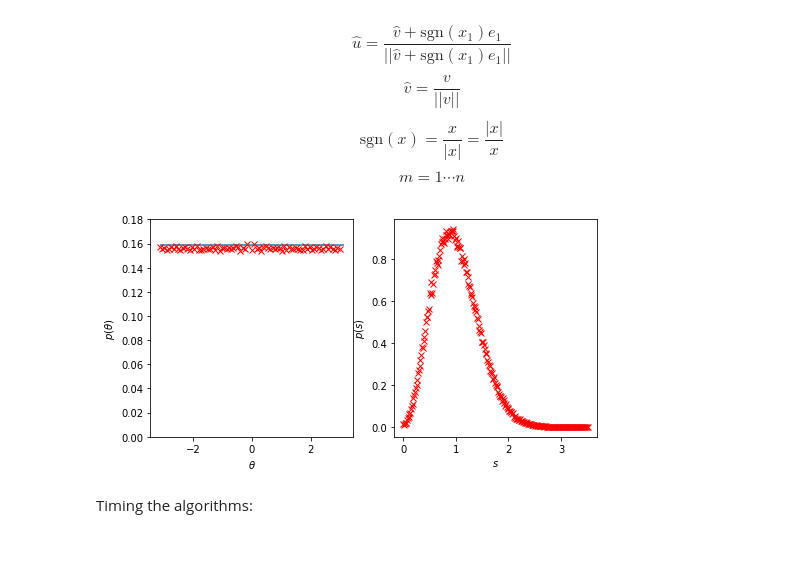
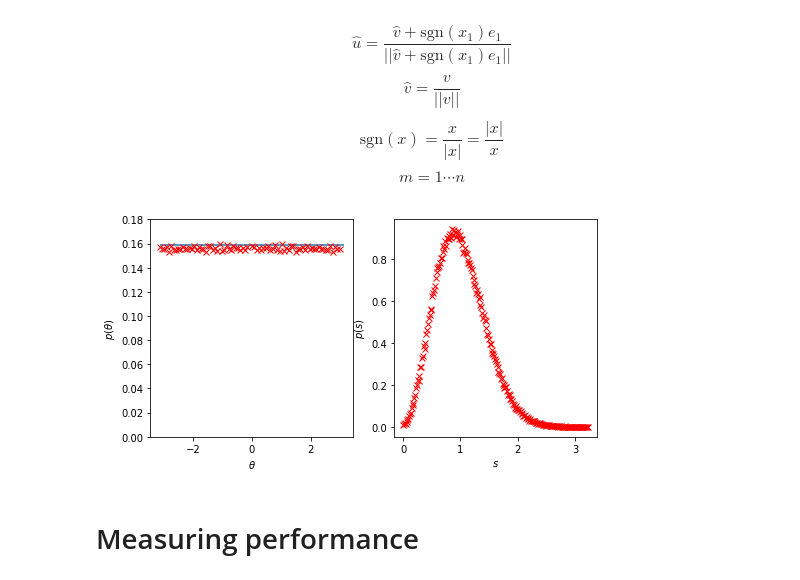
Before and after one commit to pocs-anguilla/anguilla, a Jupyter notebook: notebooks/prototypes/random_matrices.ipynb, the cells around one changed output. Saved outputs shown, nothing was run; the diff lists cells and outputs as text; code cells hidden in the pictures; blank space fills up the shorter version.

```diff
--- a/notebooks/prototypes/random_matrices.ipynb
+++ b/notebooks/prototypes/random_matrices.ipynb
@@ -109,7 +162,7 @@ Where $$\tilde{H}_{m} = \left( \begin{matrix} I_{n-m} & \, \\ \, & H_{m} \end{ma
       $$\text{sgn}(x) = \frac{x}{|x|} = \frac{|x|}{x}$$
       $$ m = 1 \cdots n$$
 # %%
-def random_orthogonal_matrix(n, rng):
+def random_orthogonal_matrix_alternative(n, rng):
     """Generate a random orthogonal matrix with distribution given by a Haar measure.
 
     Notes
@@ -118,13 +171,12 @@ def random_orthogonal_matrix(n, rng):
     See p. 16 from [2007:random-matrices]
 
     The benchmark functions (e.g. CIGTAB1) require an orthogonal rotation matrix [2007:mo-cma-es].
-    So it suffices to use the variant of the algorithm that produces random matrices in O(N).
     """
     v = rng.standard_normal((n * n + n - 2) // 2)
-    return random_orthogonal_matrix_jit(n, v)
+    return random_orthogonal_matrix_alternative_jit(n, v)
 
 @numba.njit
-def _random_orthogonal_matrix_jit(n: int, v: np.ndarray) -> np.ndarray:
+def random_orthogonal_matrix_alternative_jit(n: int, v: np.ndarray) -> np.ndarray:
     Q = np.eye(n)
     k = 0
     # We can safely skip the first iteration
@@ -145,11 +197,11 @@ def _random_orthogonal_matrix_jit(n: int, v: np.ndarray) -> np.ndarray:
     return Q
 # %%
 rng = np.random.default_rng(None)
-fig = verification_experiment(random_orthogonal_matrix, rng, n=50, samples=10000)
+fig = verification_experiment(random_orthogonal_matrix_alternative, rng, n=50, samples=10000)
 # %% [output]
-[figure, old version]
+[figure, new version]
-# %% [markdown]
-Timing the algorithms:
+# %% [markdown]
+# Measuring performance
 # %%
 rng = np.random.default_rng(None)
 n = 10
```
Also changed, not shown: parts of 28 cells of this notebook, 4 other files.
